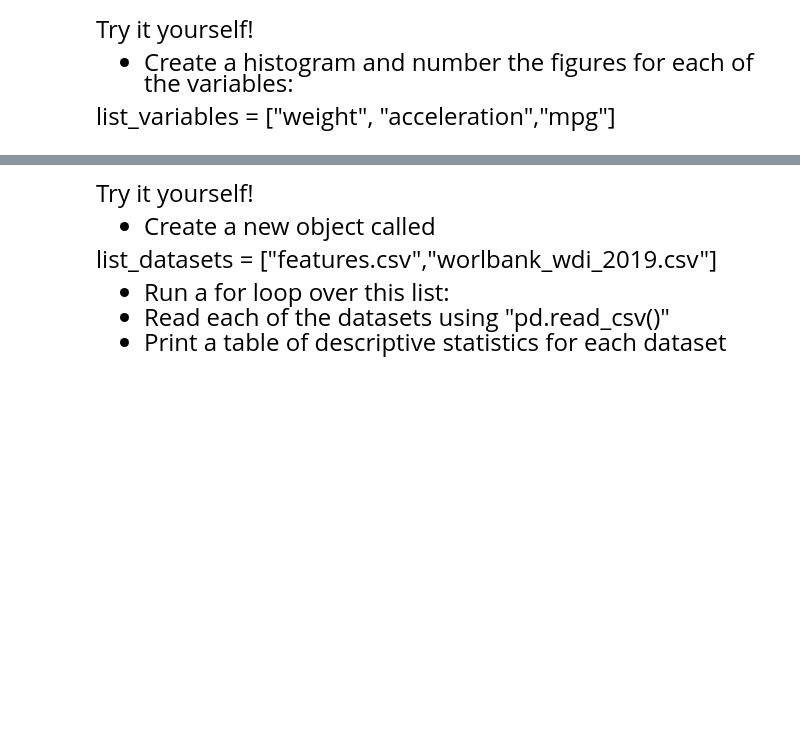
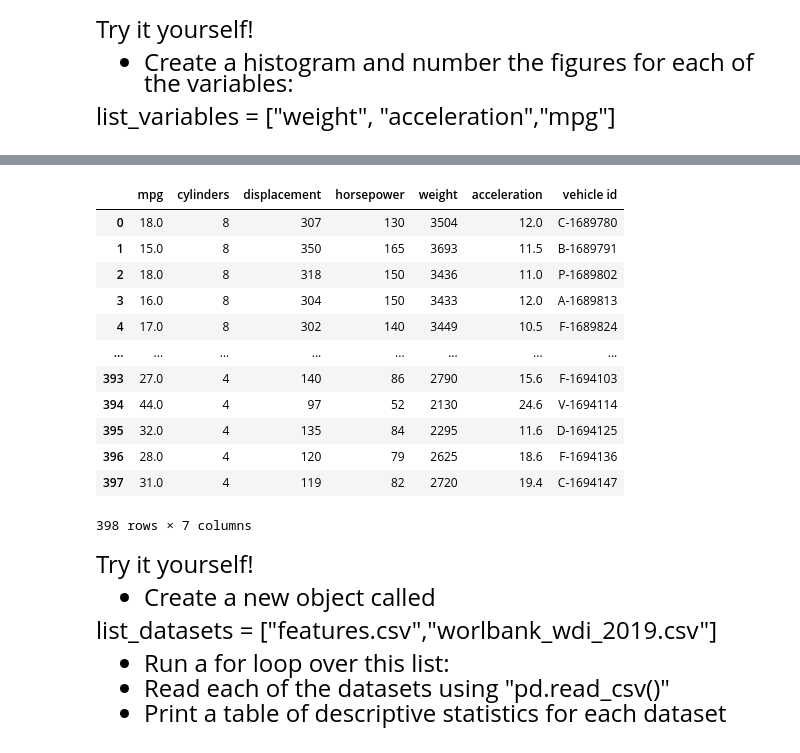
Before and after one commit to Alard787/qtm151_fall_2023, a Jupyter notebook: lecture_05/lecture_5 personal.ipynb, the cells around one changed output, grey strips where cells are left out. Saved outputs shown, nothing was run; the diff lists cells and outputs as text; code cells hidden in the pictures; blank space fills up the shorter version.

```diff
--- a/lecture_05/lecture_5 personal.ipynb
+++ b/lecture_05/lecture_5 personal.ipynb
@@ -456,3 +471,20 @@ list_variables = ["weight", "acceleration","mpg"]
+# %%
+carfeatures = pd.read_csv("data/features.csv")
+carfeatures
+# %% [output]
+|  | mpg | cylinders | displacement | horsepower | weight | acceleration | vehicle id |
+| 0 | 18.0 | 8 | 307 | 130 | 3504 | 12.0 | C-1689780 |
+| 1 | 15.0 | 8 | 350 | 165 | 3693 | 11.5 | B-1689791 |
+| 2 | 18.0 | 8 | 318 | 150 | 3436 | 11.0 | P-1689802 |
+| 3 | 16.0 | 8 | 304 | 150 | 3433 | 12.0 | A-1689813 |
+| 4 | 17.0 | 8 | 302 | 140 | 3449 | 10.5 | F-1689824 |
+| ... | ... | ... | ... | ... | ... | ... | ... |
+| 393 | 27.0 | 4 | 140 | 86 | 2790 | 15.6 | F-1694103 |
+| 394 | 44.0 | 4 | 97 | 52 | 2130 | 24.6 | V-1694114 |
+| 395 | 32.0 | 4 | 135 | 84 | 2295 | 11.6 | D-1694125 |
+| 396 | 28.0 | 4 | 120 | 79 | 2625 | 18.6 | F-1694136 |
+| 397 | 31.0 | 4 | 119 | 82 | 2720 | 19.4 | C-1694147 |
+398 rows × 7 columns
 # %% [markdown]
 <font size = "5">
 
```
Also changed, not shown: parts of 5 cells of this notebook.
